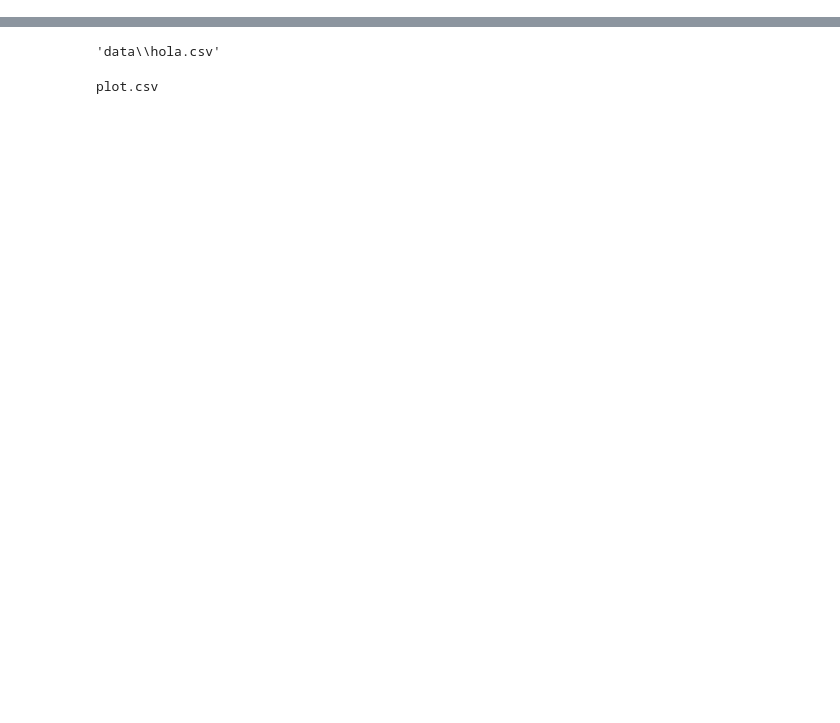
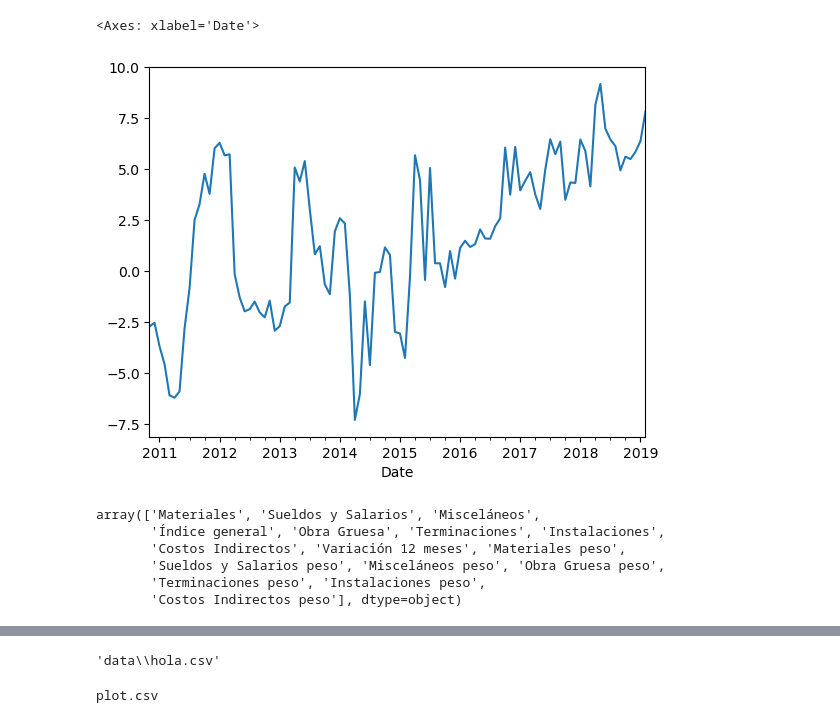
Before and after one commit to atagle123/LV_project, a Jupyter notebook: test.ipynb, the cells around one changed output, grey strips where cells are left out. Cells and saved outputs as stored; diff of their text form; code cells hidden in the pictures; blank space fills up the shorter version.

Commit message:
automated plots

```diff
--- a/test.ipynb
+++ b/test.ipynb
@@ -0,0 +10,18 @@
+# %%
+df_new=df["Materiales"]
+df_new.index.name="Date"
+var=(df_new.shift(-12)-df_new)/df_new*100
+data=var#*df["Materiales peso"].shift(-12)
+data.iloc[250:350].plot()
+# %% [output]
+<Axes: xlabel='Date'>
+[figure, added]
+# %%
+df.columns.values
+# %% [output]
+array(['Materiales', 'Sueldos y Salarios', 'Misceláneos',
+       'Índice general', 'Obra Gruesa', 'Terminaciones', 'Instalaciones',
+       'Costos Indirectos', 'Variación 12 meses', 'Materiales peso',
+       'Sueldos y Salarios peso', 'Misceláneos peso', 'Obra Gruesa peso',
+       'Terminaciones peso', 'Instalaciones peso',
+       'Costos Indirectos peso'], dtype=object)
```
Also changed, not shown: parts of 33 cells of this notebook, 33 other files.
